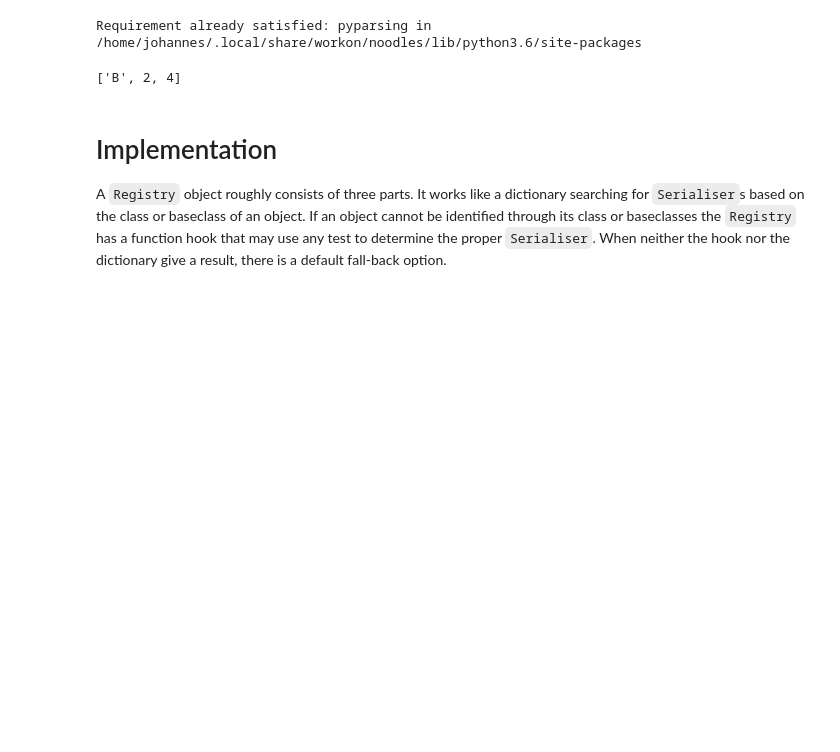
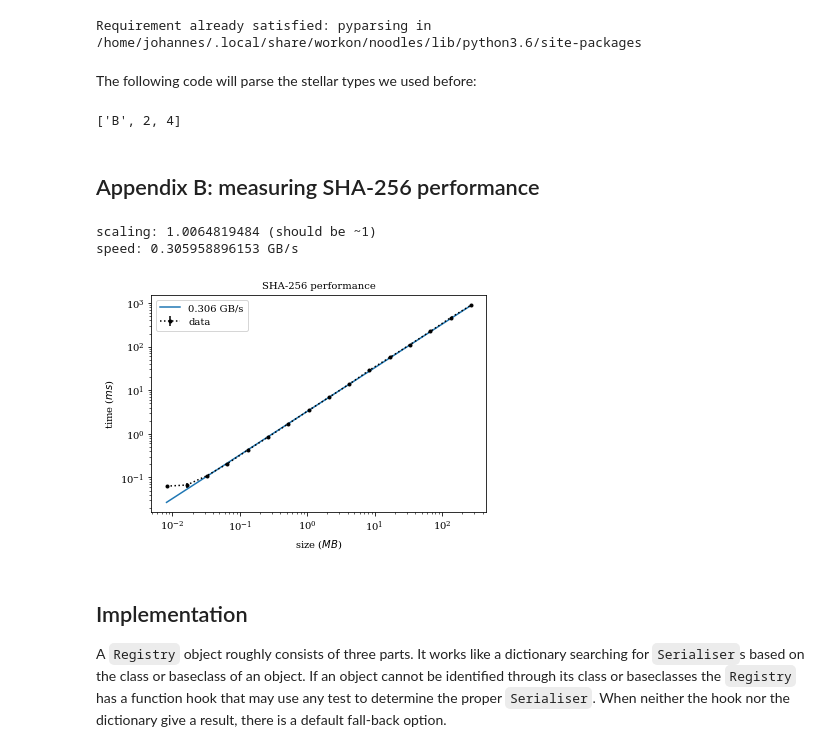
Before and after one commit to NLeSC/noodles, a Jupyter notebook: notebooks/serialisation.ipynb, the cells around one changed output. Saved outputs shown, nothing was run; the diff lists cells and outputs as text; code cells hidden in the pictures; blank space fills up the shorter version.

```diff
--- a/notebooks/serialisation.ipynb
+++ b/notebooks/serialisation.ipynb
@@ -160,0 +185,14 @@ Not always can we find the correct serialisation method by looking at the type o
+# %%
+import numpy
+import hashlib
+import base64
+
+def array_sha256(a):
+    """Create a SHA256 hash from a Numpy array."""
+    dtype = str(a.dtype).encode()
+    shape = numpy.array(a.shape)
+    sha = hashlib.sha256()
+    sha.update(dtype)
+    sha.update(shape)
+    sha.update(a.tobytes())
+    return base64.urlsafe_b64encode(sha.digest()).decode()
@@ -165,6 +308,8 @@ If you're interested in doing a bit better in parsing generic expressions into o
 !pip install pyparsing
 # %% [output]
 Requirement already satisfied: pyparsing in /home/johannes/.local/share/workon/noodles/lib/python3.6/site-packages
+# %% [markdown]
+The following code will parse the stellar types we used before:
 # %%
 from pyparsing import Literal, replaceWith, OneOrMore, Word, nums, oneOf
 
@@ -199,7 +344,56 @@ roman_class = {
     'VI': 'sub-dwarfs',
     'VII': 'white dwarfs'
 }
+# %% [markdown]
+## Appendix B: measuring SHA-256 performance
+# %%
+import timeit
+import matplotlib.pyplot as plt
+plt.rcParams['font.family'] = "serif"
+from scipy import stats
+
+
+def benchmark(size, number=10):
+    """Measure performance of SHA-256 hashing large arrays."""
+    data = numpy.random.uniform(size=size)
+    return timeit.timeit(
+        stmt=lambda: array_sha256(data),
+        number=number) / number
+
+
+sizes = numpy.logspace(10, 25, 16, base=2, dtype=int)
+timings = numpy.array([[benchmark(size, 1) for size in sizes]
+                       for i in range(10)])
+
+sizes_MB = sizes * 8 / 1e6
+timings_ms = timings.mean(axis=0) * 1000
+timings_err = timings.std(axis=0) * 1000
+
+slope, intercept, _, _, _ = stats.linregress(
+    numpy.log(sizes_MB[5:]),
+    numpy.log(timings_ms[5:]))
+
+print("scaling:", slope, "(should be ~1)")
+print("speed:", numpy.exp(-intercept), "GB/s")
+
+ax = plt.subplot(111)
+ax.set_xscale('log', nonposx='clip')
+ax.set_yscale('log', nonposy='clip')
+ax.plot(sizes_MB, numpy.exp(intercept) * sizes_MB,
+        label='{:.03} GB/s'.format(numpy.exp(-intercept)))
+ax.errorbar(sizes_MB, timings_ms, yerr=timings_err,
+            marker='.', ls=':', c='k', label='data')
+ax.set_xlabel('size ($MB$)')
+ax.set_ylabel('time ($ms$)')
+ax.set_title('SHA-256 performance', fontsize=10)
+ax.legend()
+plt.savefig('sha256-performance.svg')
+plt.show()
+# %% [output]
+scaling: 1.0064819484 (should be ~1)
+speed: 0.305958896153 GB/s
+[figure, added]
 # %% [markdown]
-# Implementation
+## Implementation
 
 A `Registry` object roughly consists of three parts. It works like a dictionary searching for `Serialiser`s based on the class or baseclass of an object. If an object cannot be identified through its class or baseclasses the `Registry` has a function hook that may use any test to determine the proper `Serialiser`. When neither the hook nor the dictionary give a result, there is a default fall-back option.
```
Also changed, not shown: parts of 30 cells of this notebook, 10 other files.
